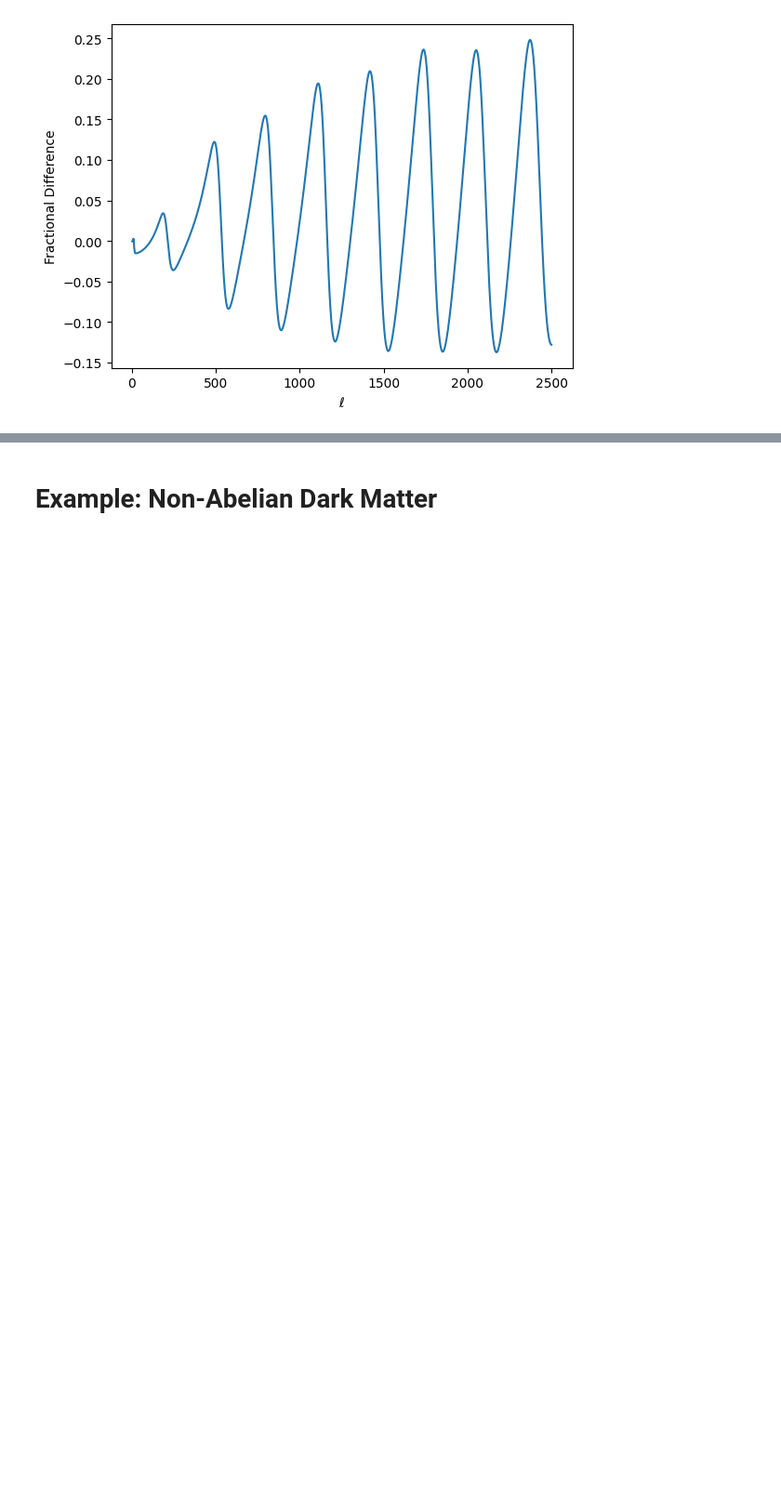
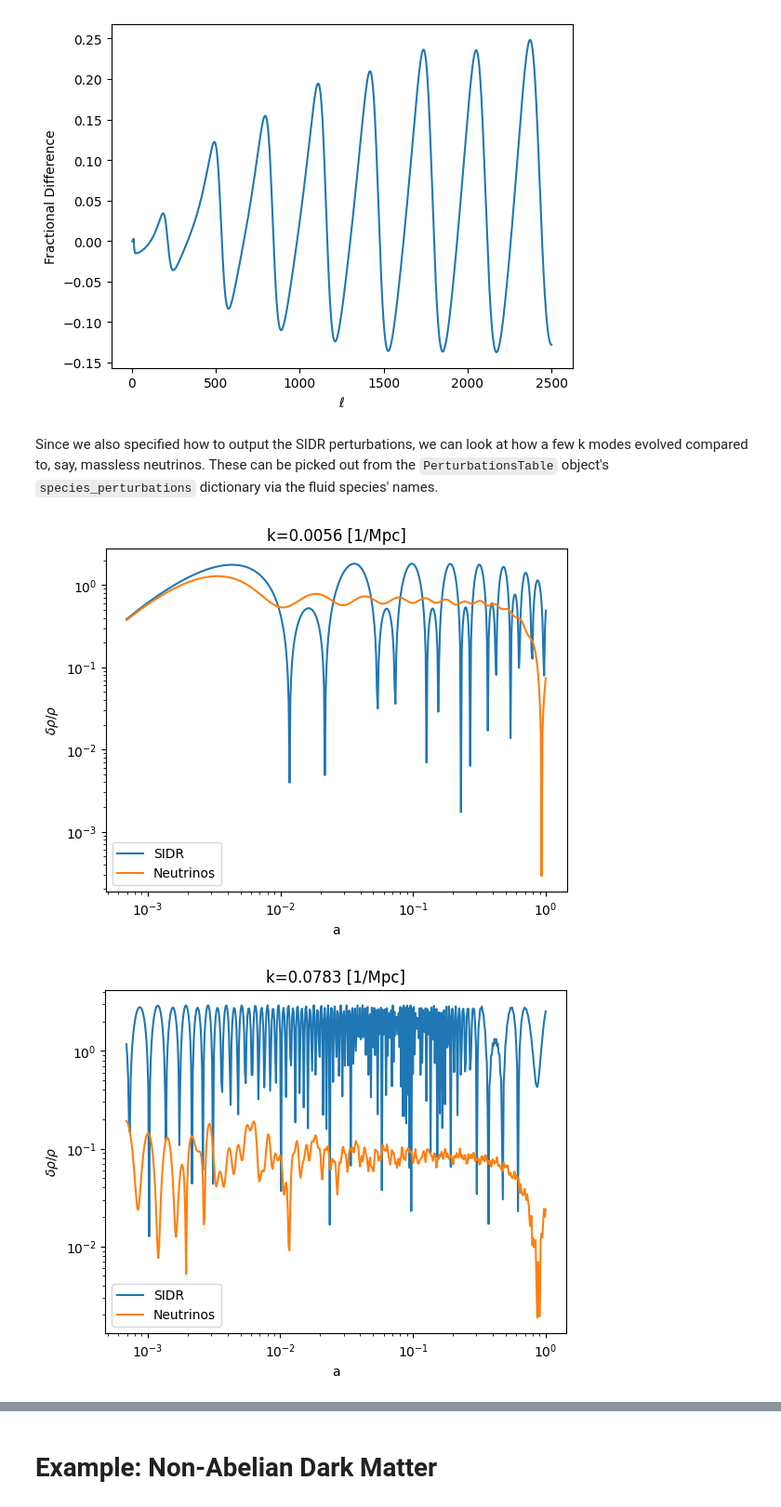
Before and after one commit to cgiovanetti/ABCMB-k, a Jupyter notebook: example_notebooks/ABCMB_Fluids.ipynb, the cells around one changed output, grey strips where cells are left out. Shown at 93% size. Saved outputs shown, nothing was run; the diff lists cells and outputs as text; code cells hidden in the pictures; blank space fills up the shorter version.

Commit message:
Added output_perturbations example for SIDR

```diff
--- a/example_notebooks/ABCMB_Fluids.ipynb
+++ b/example_notebooks/ABCMB_Fluids.ipynb
@@ -186,6 +191,7 @@ class Fluid(eqx.Module):
         rho_delta        : Perturbed density function δρ (units: eV cm^{-3})
         rho_plus_P_theta : Velocity divergence perturbation  (units: eV cm^{-3} Mpc^{-1})
         rho_plus_P_sigma : Compute standard shear perturbation (units: eV cm^{-3})
+        output_perturbations : package fluid specific perturbation modes into a dictionary, in synchronous gauge
     """
 
     delta_idx     : int = eqx.field(default=0)
@@ -219,6 +225,9 @@ class Fluid(eqx.Module):
 
     def rho_plus_P_sigma(self, lna, y, args):
         raise NotImplementedError("Fluid species must implement a perturbation derivative function.")
+
+    def output_perturbations(self, lna, modes, args):
+        return {}
 # %% [markdown]
 ## The Equinox Fields
 
@@ -495,13 +514,10 @@ In our SIDR example, we therefore only need to implement two background function
 # %%
 class SIDR(StandardFluid):
 
-    # Number of modes in the Boltzmann Hierarchy
-    num_moments = 2 # Non free-streaming species only require density and velocity perturbations
-
-    name = "SIDR"
-
     def __init__(self, delta_idx, specs):
         super().__init__(delta_idx, specs)
+        self.num_moments = 2
+        self.name = "SIDR"
 
     def rho(self, lna, params):
         """
@@ -557,6 +573,18 @@ class SIDR(StandardFluid):
         theta_prime = k**2/aH*delta/4.
 
         return jnp.array([delta_prime, theta_prime])
+
+    def output_perturbations(self, lna, modes, args):
+        """
+        Singles out the SIDR related perturbations and packages into a dictionary.
+        modes is an Nmodes x Nlna x Nk 3D array.
+        The entries corresponding to SIDR are just those of SIDR.delta_idx and SIDR.delta_idx+1,
+        corresponding to the density and velocity perturbations respectively.
+        """
+        return {
+            "delta": modes[self.delta_idx],
+            "theta": modes[self.delta_idx + 1],
+        }
 # %% [markdown]
 Here `y_ini` returns the two values for the initial $\delta$ and $\theta$. The expressions are matched to CLASS sychronous gauge, and in particular uses the `om` parameter defined as $\omega \equiv \frac{\Omega_m}{\sqrt{\Omega_r}}H_0$, as well as $R_\nu \equiv \rho_\nu / \rho_r$.
 
@@ -625,3 +653,27 @@ plt.show()
 [figure]
 [figure]
 [figure]
+# %% [markdown]
+Since we also specified how to output the SIDR perturbations, we can look at how a few k modes evolved compared to, say, massless neutrinos.
+These can be picked out from the `PerturbationsTable` object's `species_perturbations` dictionary via the fluid species' names.
+# %%
+# Species pertubations
+SIDR_pert = output_SIDR.PT.species_perturbations["SIDR"]
+nu_pert = output_SIDR.PT.species_perturbations["MasslessNeutrino"]
+
+# Universal wavenumber and time grid
+k = output_SIDR.PT.k
+lna = output_SIDR.PT.lna
+a = jnp.exp(lna)
+
+for idx in [100, 400]:
+    plt.loglog(a, abs(SIDR_pert["delta"][:, idx]), label="SIDR")
+    plt.loglog(a, abs(nu_pert["delta"][:, idx]), label="Neutrinos")
+    plt.title("k={:.4f} [1/Mpc]".format(k[idx]))
+    plt.xlabel(r"a")
+    plt.ylabel(r"$\delta\rho/\rho$")
+    plt.legend()
+    plt.show()
+# %% [output]
+[figure, added]
+[figure, added]
```
Also changed, not shown: parts of 6 cells of this notebook.
